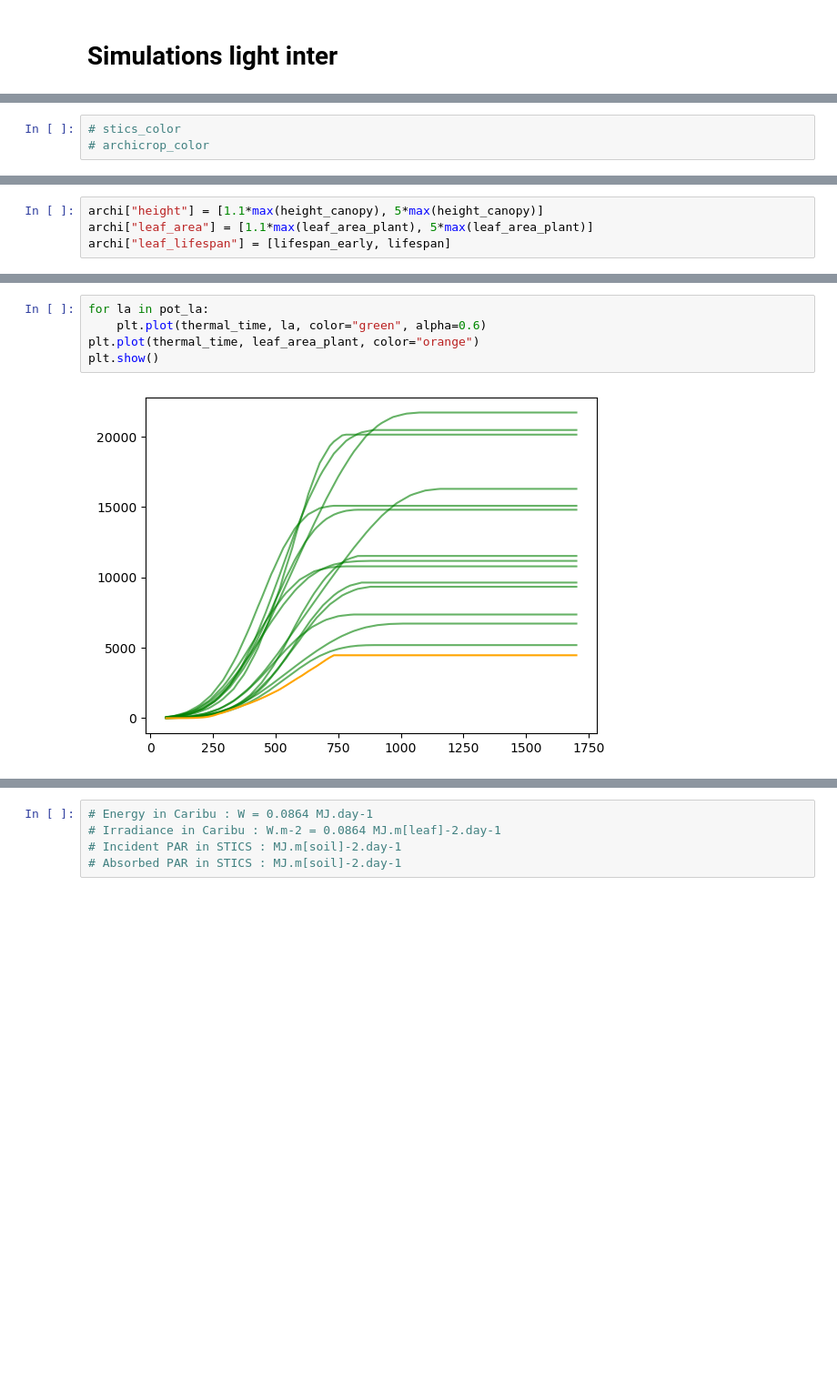
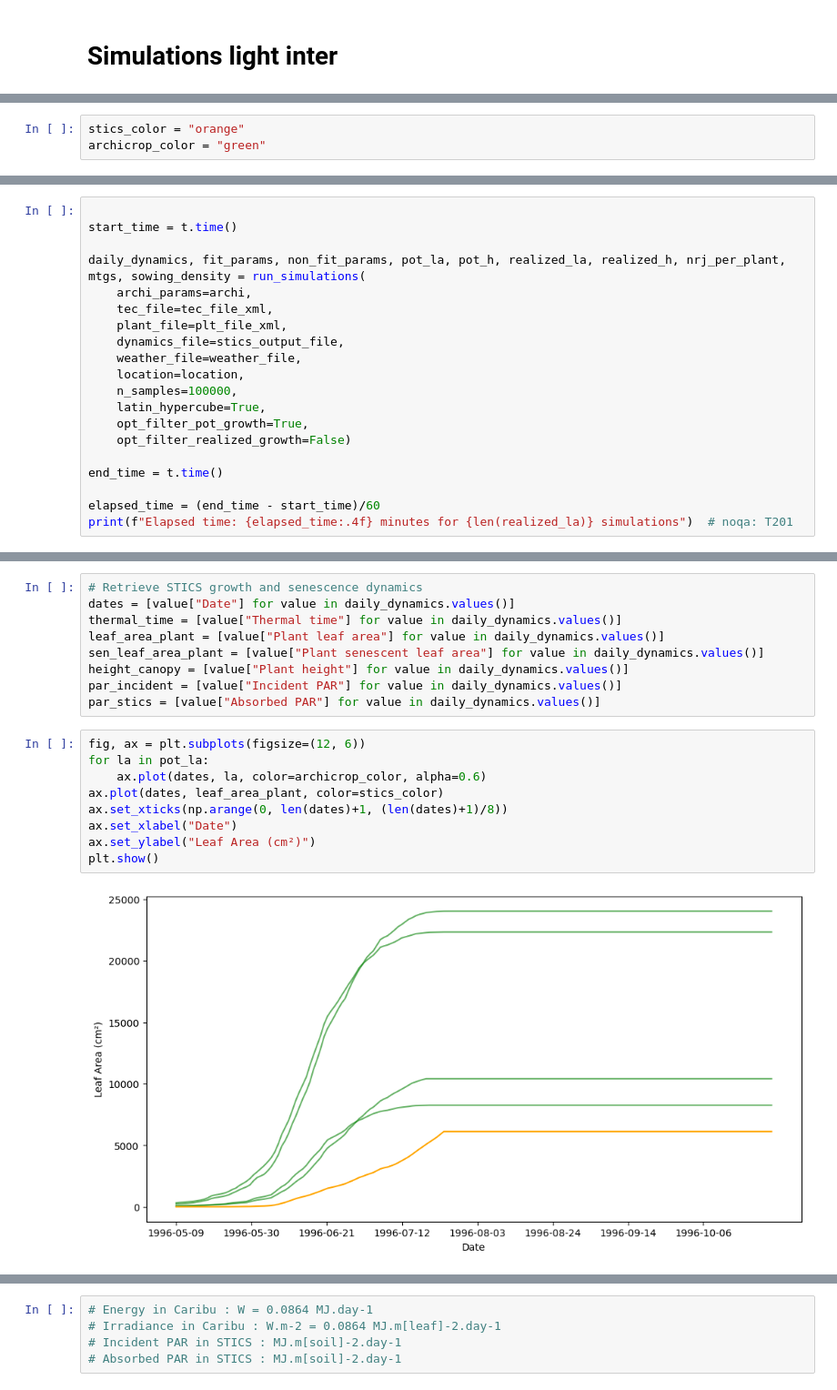
Before and after one commit to orianebro/ArchiCrop, a Jupyter notebook: tutorials/light_inter_all_simul.ipynb, the cells around one changed output, grey strips where cells are left out. Shown at 91% size. Saved outputs shown, nothing was run; the diff lists cells and outputs as text; blank space fills up the shorter version.

Commit message:
test light interception
par incident is a map...

```diff
--- a/tutorials/light_inter_all_simul.ipynb
+++ b/tutorials/light_inter_all_simul.ipynb
@@ -24,5 +16,5 @@ from openalea.plantgl.all import Color3, Material, Scene  # noqa: F401
 
 %gui qt
 # %%
-# stics_color
-# archicrop_color
+stics_color = "orange"
+archicrop_color = "green"
@@ -45,4 +20,0 @@ par_stics = [value["Absorbed PAR"] for value in daily_dynamics.values()]
-# %%
-archi["height"] = [1.1*max(height_canopy), 5*max(height_canopy)]
-archi["leaf_area"] = [1.1*max(leaf_area_plant), 5*max(leaf_area_plant)]
-archi["leaf_lifespan"] = [lifespan_early, lifespan]
@@ -95,0 +31,20 @@ fit_params
+# %%
+
+start_time = t.time()
+
+daily_dynamics, fit_params, non_fit_params, pot_la, pot_h, realized_la, realized_h, nrj_per_plant, mtgs, sowing_density = run_simulations(
+    archi_params=archi,
+    tec_file=tec_file_xml,
+    plant_file=plt_file_xml,
+    dynamics_file=stics_output_file,
+    weather_file=weather_file,
+    location=location,
+    n_samples=100000,
+    latin_hypercube=True,
+    opt_filter_pot_growth=True,
+    opt_filter_realized_growth=False)
+
+end_time = t.time()
+
+elapsed_time = (end_time - start_time)/60
+print(f"Elapsed time: {elapsed_time:.4f} minutes for {len(realized_la)} simulations")  # noqa: T201
@@ -96,8 +53,21 @@ fit_params
+# %%
+# Retrieve STICS growth and senescence dynamics
+dates = [value["Date"] for value in daily_dynamics.values()]
+thermal_time = [value["Thermal time"] for value in daily_dynamics.values()]
+leaf_area_plant = [value["Plant leaf area"] for value in daily_dynamics.values()]
+sen_leaf_area_plant = [value["Plant senescent leaf area"] for value in daily_dynamics.values()]
+height_canopy = [value["Plant height"] for value in daily_dynamics.values()]
+par_incident = [value["Incident PAR"] for value in daily_dynamics.values()]
+par_stics = [value["Absorbed PAR"] for value in daily_dynamics.values()]
 # %%
+fig, ax = plt.subplots(figsize=(12, 6))
 for la in pot_la:
-    plt.plot(thermal_time, la, color="green", alpha=0.6)
-plt.plot(thermal_time, leaf_area_plant, color="orange")
+    ax.plot(dates, la, color=archicrop_color, alpha=0.6)
+ax.plot(dates, leaf_area_plant, color=stics_color)
+ax.set_xticks(np.arange(0, len(dates)+1, (len(dates)+1)/8))
+ax.set_xlabel("Date")
+ax.set_ylabel("Leaf Area (cm²)")
 plt.show()
 # %% [output]
-[figure, old version]
+[figure, new version]
 # %%
```
Also changed, not shown: parts of 25 cells of this notebook, 6 other files.
